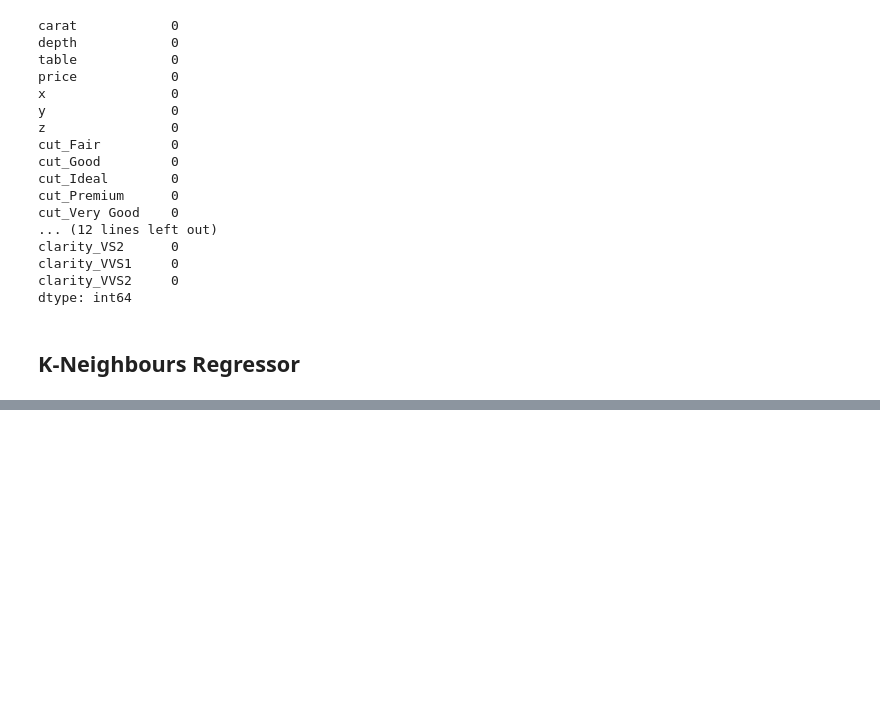
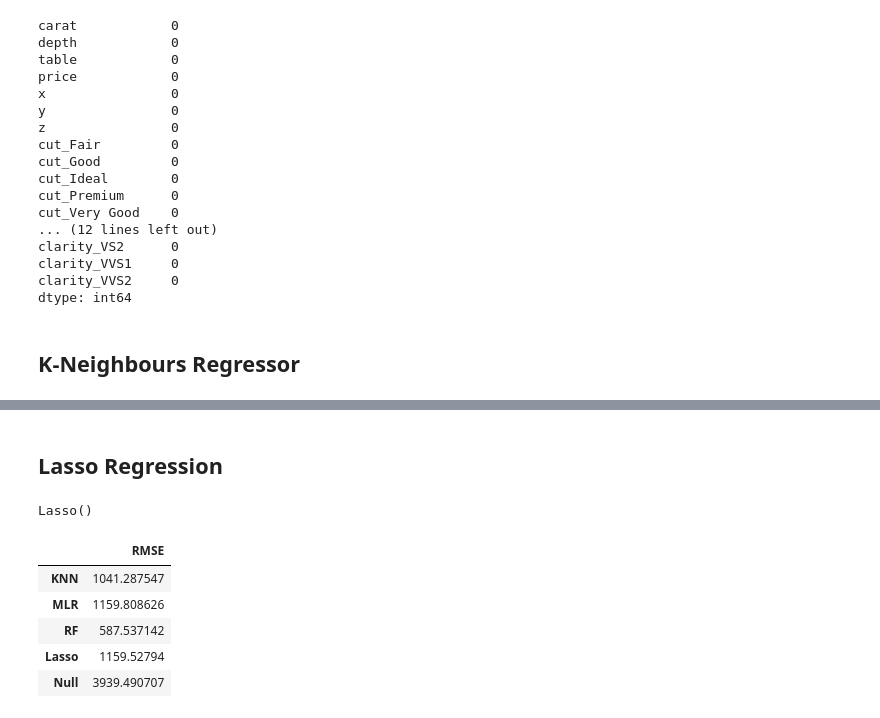
Before and after one commit to connor-hanan/diamond_price_prediction, a Jupyter notebook: diamond_prediction_notebook.ipynb, the cells around one changed output, grey strips where cells are left out. Drawn from its saved outputs; the diff is of its cells as text; code cells hidden in the pictures; blank space fills up the shorter version.

Commit message:
Update diamond_prediction_notebook.ipynb
created M.L. models and saved results in the 'model_evals' dataframe.

```diff
--- a/diamond_prediction_notebook.ipynb
+++ b/diamond_prediction_notebook.ipynb
@@ -211,0 +225,29 @@ y_pred = knn.predict(X_test_scaled)
+# %%
+y_pred3 = lin.predict(X_test_scaled)
+# %% [markdown]
+## Lasso Regression
+# %%
+lasso = Lasso()
+lasso.fit(X_train_scaled, y_train)
+# %% [output]
+Lasso()
+# %%
+y_pred4 = lasso.predict(X_test_scaled)
+# %%
+# Creating a data frame to hold results
+models_eval = pd.DataFrame(index=['KNN', 'MLR'], columns=['RMSE'])
+
+models_eval.loc['KNN', 'RMSE'] = np.sqrt(mean_squared_error(y_test, y_pred))
+models_eval.loc['RF', 'RMSE'] = np.sqrt(mean_squared_error(y_test, y_pred2))
+models_eval.loc['MLR', 'RMSE'] = np.sqrt(mean_squared_error(y_test, y_pred3))
+models_eval.loc['Lasso', 'RMSE'] = np.sqrt(mean_squared_error(y_test, y_pred4))
+models_eval.loc['Null', 'RMSE'] = ypred_null
+# %%
+models_eval
+# %% [output]
+|  | RMSE |
+| KNN | 1041.287547 |
+| MLR | 1159.808626 |
+| RF | 587.537142 |
+| Lasso | 1159.52794 |
+| Null | 3939.490707 |
```
Also changed, not shown: parts of 10 cells of this notebook.
